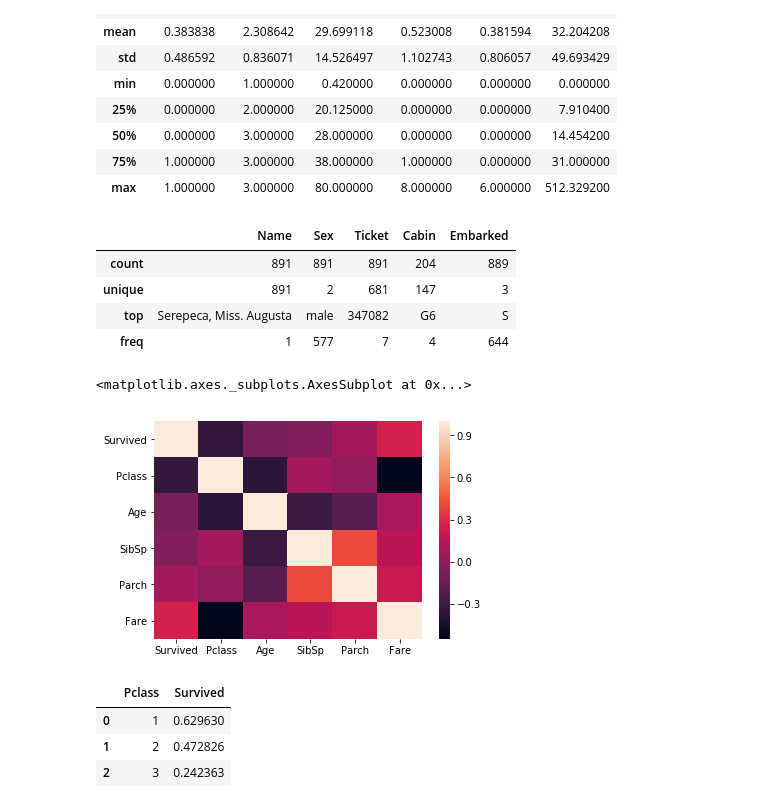
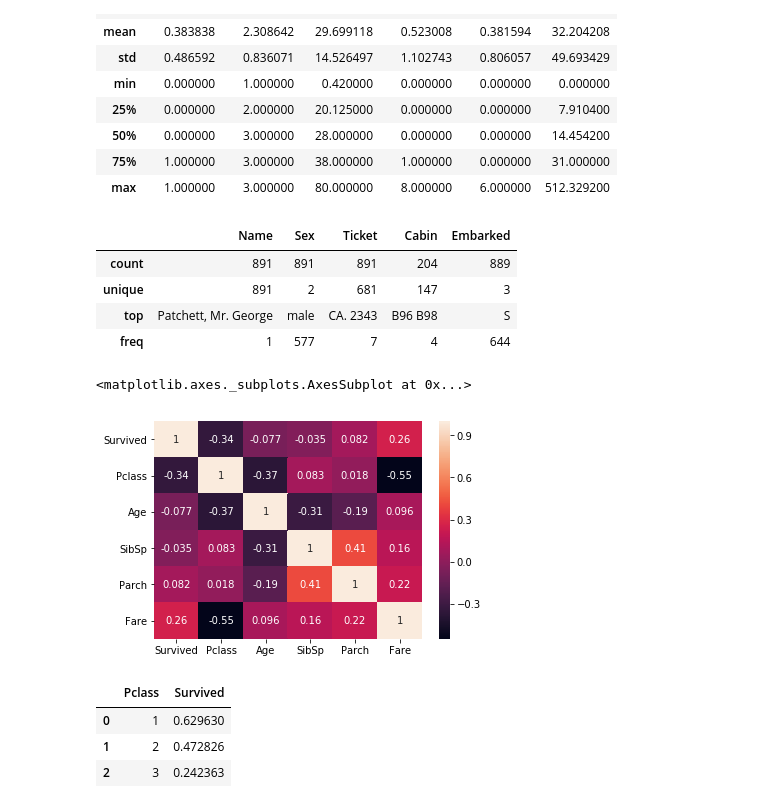
Before and after one commit to maciejchrabaszcz/Golem-BootCamp2019, a Jupyter notebook: Spotkanie2-reprocessing_ewaluacja.ipynb, the cells around one changed output. Drawn from its saved outputs; the diff is of its cells as text; code cells hidden in the pictures.

```diff
--- a/Spotkanie2-reprocessing_ewaluacja.ipynb
+++ b/Spotkanie2-reprocessing_ewaluacja.ipynb
@@ -13,8 +12,10 @@ import matplotlib.pyplot as plt
 from sklearn.linear_model import LogisticRegression
 from sklearn.ensemble import RandomForestClassifier
 # %%
-train_df = pd.read_csv('Data/train.csv', index_col=0)
-test_df = pd.read_csv('Data/test.csv', index_col=0)
+train_df = pd.read_csv('Data/train.csv')
+test_df = pd.read_csv('Data/test.csv')
+train_df = train_df.drop(['PassengerId'], axis=1)
+test_df = test_df.drop(['PassengerId'], axis=1)
 # %%
 print(train_df.columns.values)
 # %% [output]
@@ -70,13 +70,13 @@ train_df.describe(include=['O'])
 |  | Name | Sex | Ticket | Cabin | Embarked |
 | count | 891 | 891 | 891 | 204 | 889 |
 | unique | 891 | 2 | 681 | 147 | 3 |
-| top | Serepeca, Miss. Augusta | male | 347082 | G6 | S |
+| top | Patchett, Mr. George | male | CA. 2343 | B96 B98 | S |
 | freq | 1 | 577 | 7 | 4 | 644 |
 # %%
-sns.heatmap(train_df.corr())
+sns.heatmap(train_df.corr(), annot=True)
 # %% [output]
 <matplotlib.axes._subplots.AxesSubplot at 0x...>
-[figure, old version]
+[figure, new version]
 # %%
 train_df[['Pclass', 'Survived']].groupby(['Pclass'], as_index=False).mean().sort_values(by='Survived', ascending=False)
 # %% [output]
```
Also changed, not shown: parts of 24 cells of this notebook.
